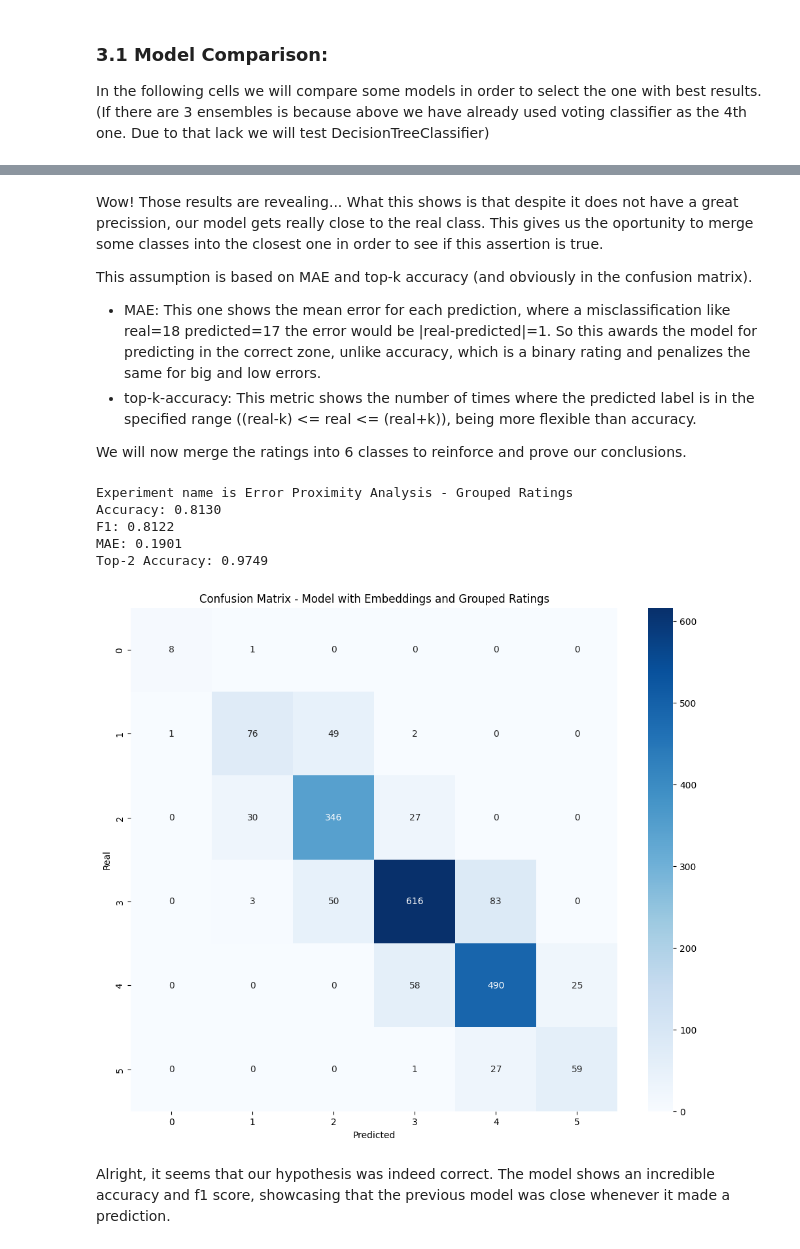
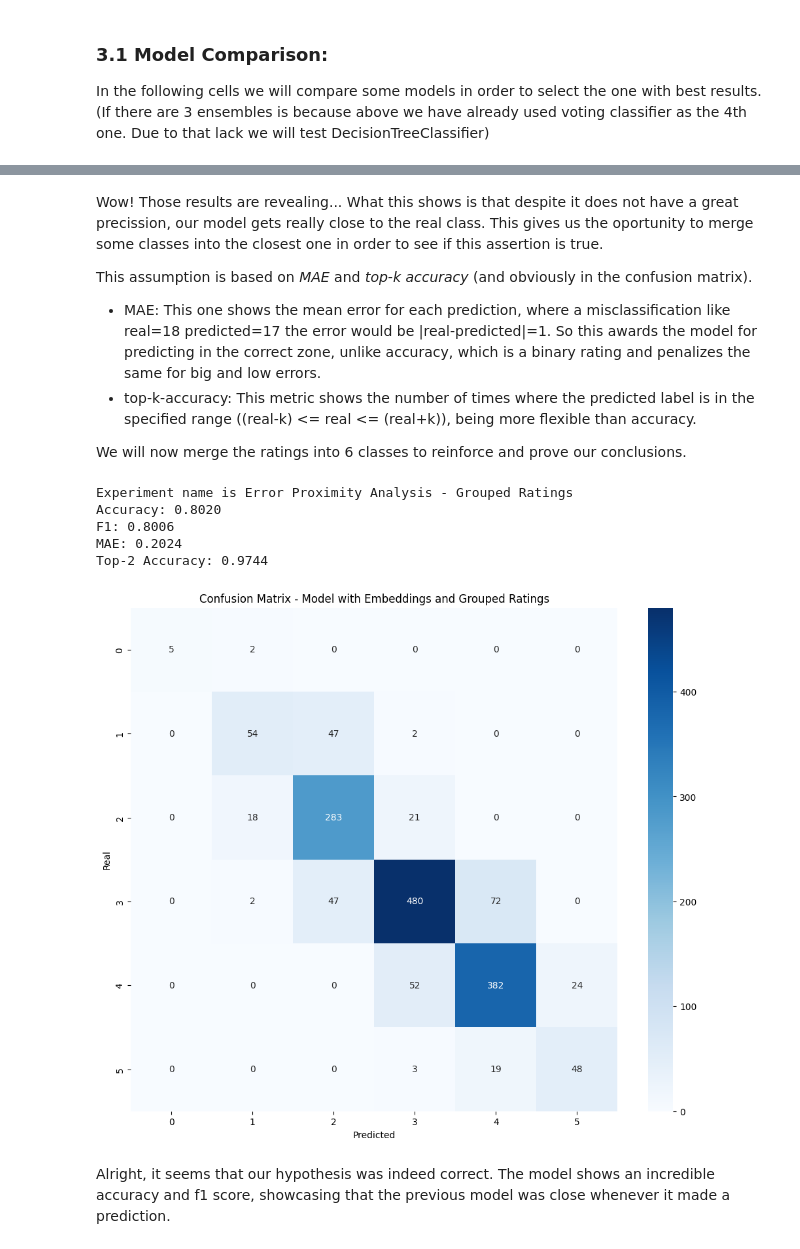
Before and after one commit to DiegoLopezAroca/Multiclass-Corporate-Credit-Rating, a Jupyter notebook: src/Multiclass_Corporate_Credit_Rating_D1_2.ipynb, the cells around one changed output, grey strips where cells are left out. Saved outputs shown, nothing was run; the diff lists cells and outputs as text; code cells hidden in the pictures.

```diff
--- a/src/Multiclass_Corporate_Credit_Rating_D1_2.ipynb
+++ b/src/Multiclass_Corporate_Credit_Rating_D1_2.ipynb
@@ -363,9 +370,12 @@ def train_test_select(df):
         X_filtered = X
         y_filtered = y
 
-    X_train, X_test, y_train, y_test = train_test_split(X_filtered, y_filtered, test_size=0.25, random_state=42, stratify=y_filtered)
+    # We just split the data with the same function twice to create the 3 sets, final distribution would be:
+    # Train 60%, validation 20% and also 20% for the test set.
+    X_train_val, X_test, y_train_val, y_test = train_test_split(X_filtered, y_filtered, test_size=0.20, random_state=42, stratify=y_filtered)
+    X_train, X_val, y_train, y_val = train_test_split(X_train_val, y_train_val, test_size=0.25, random_state=42, stratify=y_train_val)
 
-    return X_train, X_test, y_train, y_test
+    return X_train, X_val, X_test, y_train, y_val, y_test
 # %%
 def run_pipeline(pipe, X_train, X_test, y_train, y_test, exp_name=None, top_k=False, k=2):
     pipe.fit(X_train, y_train)
@@ -416,11 +426,11 @@ results_list = []
 
 for pipe, name in pipelines_to_run:
     print(f'\n----------------------------------------------\nEVALUATION OF {name} WITHOUT WORD EMBEDDING VARIABLES\n----------------------------------------------\n')
-    X_train, X_test, y_train, y_test = train_test_select(df_not_emb)
+    X_train, X_val, X_test, y_train, y_val, y_test = train_test_select(df_not_emb)
     y_pred, acc, f1, prec, rec, mae = run_pipeline(pipe, X_train, X_test, y_train, y_test, exp_name=name, top_k=False)
     results_list.append({'Model': name, 'Accuracy': acc, 'F1 Score': f1, 'Precision': prec, 'Recall': rec, 'MAE': mae})
     print(f'\n----------------------------------------------\nEVALUATION OF {name} WITH WORD EMBEDDING VARIABLES\n----------------------------------------------\n')
-    X_train, X_test, y_train, y_test = train_test_select(df_emb)
+    X_train, X_val, X_test, y_train, y_val, y_test = train_test_select(df_emb)
     y_pred, acc, f1, prec, rec, mae = run_pipeline(pipe, X_train, X_test, y_train, y_test, exp_name=name, top_k=False)
     results_list.append({'Model': name, 'Accuracy': acc, 'F1 Score': f1, 'Precision': prec, 'Recall': rec, 'MAE': mae})
 
@@ -490,11 +496,11 @@ results_list = []
 
 for i in range(len(clfs)):
     print(f'\n----------------------------------------------\nEVALUATION OF {clfs[i].__class__.__name__} WITHOUT WORD EMBEDDING VARIABLES\n----------------------------------------------\n')
-    X_train, X_test, y_train, y_test = train_test_select(df_not_emb)
+    X_train, X_val, X_test, y_train, y_val, y_test = train_test_select(df_not_emb)
     y_pred, acc, f1, prec, rec, mae, top_k_acc = run_pipeline(make_pipeline(clfs[i]), X_train, X_test, y_train, y_test, exp_name=clfs[i].__class__.__name__, top_k=True)
     results_list.append({'Model': clfs[i].__class__.__name__, 'Accuracy': acc, 'F1 Score': f1, 'Precision': prec, 'Recall': rec, 'MAE': mae, 'Top-K Accuracy': top_k_acc})
     print(f'\n----------------------------------------------\nEVALUATION OF {clfs[i].__class__.__name__} WITH WORD EMBEDDING VARIABLES\n----------------------------------------------\n')
-    X_train, X_test, y_train, y_test = train_test_select(df_emb)
+    X_train, X_val, X_test, y_train, y_val, y_test = train_test_select(df_emb)
     y_pred, acc, f1, prec, rec, mae, top_k_acc = run_pipeline(make_pipeline(clfs[i]), X_train, X_test, y_train, y_test, exp_name=clfs[i].__class__.__name__, top_k=True)
     results_list.append({'Model': clfs[i].__class__.__name__, 'Accuracy': acc, 'F1 Score': f1, 'Precision': prec, 'Recall': rec, 'MAE': mae, 'Top-K Accuracy': top_k_acc})
 
@@ -557,7 +562,7 @@ MAE: 0.7723
 # %% [markdown]
 Wow! Those results are revealing... What this shows is that despite it does not have a great precission, our model gets really close to the real class. This gives us the oportunity to merge some classes into the closest one in order to see if this assertion is true.
 
-This assumption is based on MAE and top-k accuracy (and obviously in the confusion matrix).
+This assumption is based on *MAE* and *top-k accuracy* (and obviously in the confusion matrix).
 - MAE: This one shows the mean error for each prediction, where a misclassification like real=18 predicted=17 the error would be |real-predicted|=1. So this awards the model for predicting in the correct zone, unlike accuracy, which is a binary rating and penalizes the same for big and low errors.
 - top-k-accuracy: This metric shows the number of times where the predicted label is in the specified range ((real-k) <= real <= (real+k)), being more flexible than accuracy.
 
@@ -565,39 +570,39 @@ We will now merge the ratings into 6 classes to reinforce and prove our conclusi
 # %%
 # We create a dictionary to merge the ratings into 6 classes.
 def group_ratings(rating_int):
     if rating_int >= 20: return 6
     if rating_int >= 16: return 5
     if rating_int >= 12:  return 4
     if rating_int >= 8:  return 3
     if rating_int >= 4:  return 2
     return 1
 
 # We create a new dataframe with the grouped ratings and we run the same pipeline as before to see if the results improve.
 df_emb_grouped = df_emb.copy()
 df_emb_grouped['Rating'] = df_emb_grouped['Rating'].apply(group_ratings)
-X_train, X_test, y_train, y_test = train_test_select(df_emb_grouped)
+X_train, X_val, X_test, y_train, y_val, y_test = train_test_select(df_emb_grouped)
 model = make_pipeline(clf1)
 
 # We run the pipeline with the grouped ratings and we save the results in the comparisons_models dataframe.
 y_pred, acc, f1, prec, rec, mae, tk_acc = run_pipeline(model, X_train, X_test, y_train, y_test, exp_name="Error Proximity Analysis - Grouped Ratings", top_k=True)
 result = []
 result.append({'Model': clf1.__class__.__name__, 'Accuracy': acc, 'F1 Score': f1, 'Precision': prec, 'Recall': rec, 'MAE': mae, 'Top-K Accuracy': tk_acc})
 comparisons_models = pd.concat([comparisons_models, pd.DataFrame(result)]).reset_index(drop=True)
 
 cm = confusion_matrix(y_test, y_pred)
 plt.figure(figsize=(12,10))
 sns.heatmap(cm, annot=True, fmt='d', cmap='Blues')
 plt.xlabel('Predicted')
 plt.ylabel('Real')
 plt.title('Confusion Matrix - Model with Embeddings and Grouped Ratings')
 plt.show()
 # %% [output]
 Experiment name is Error Proximity Analysis - Grouped Ratings
-Accuracy: 0.8130
-F1: 0.8122
-MAE: 0.1901
-Top-2 Accuracy: 0.9749
+Accuracy: 0.8020
+F1: 0.8006
+MAE: 0.2024
+Top-2 Accuracy: 0.9744
-[figure, old version]
+[figure, new version]
 # %% [markdown]
 Alright, it seems that our hypothesis was indeed correct. The model shows an incredible accuracy and f1 score, showcasing that the previous model was close whenever it made a prediction.
 # %% [markdown]
```
Also changed, not shown: parts of 44 cells of this notebook.
